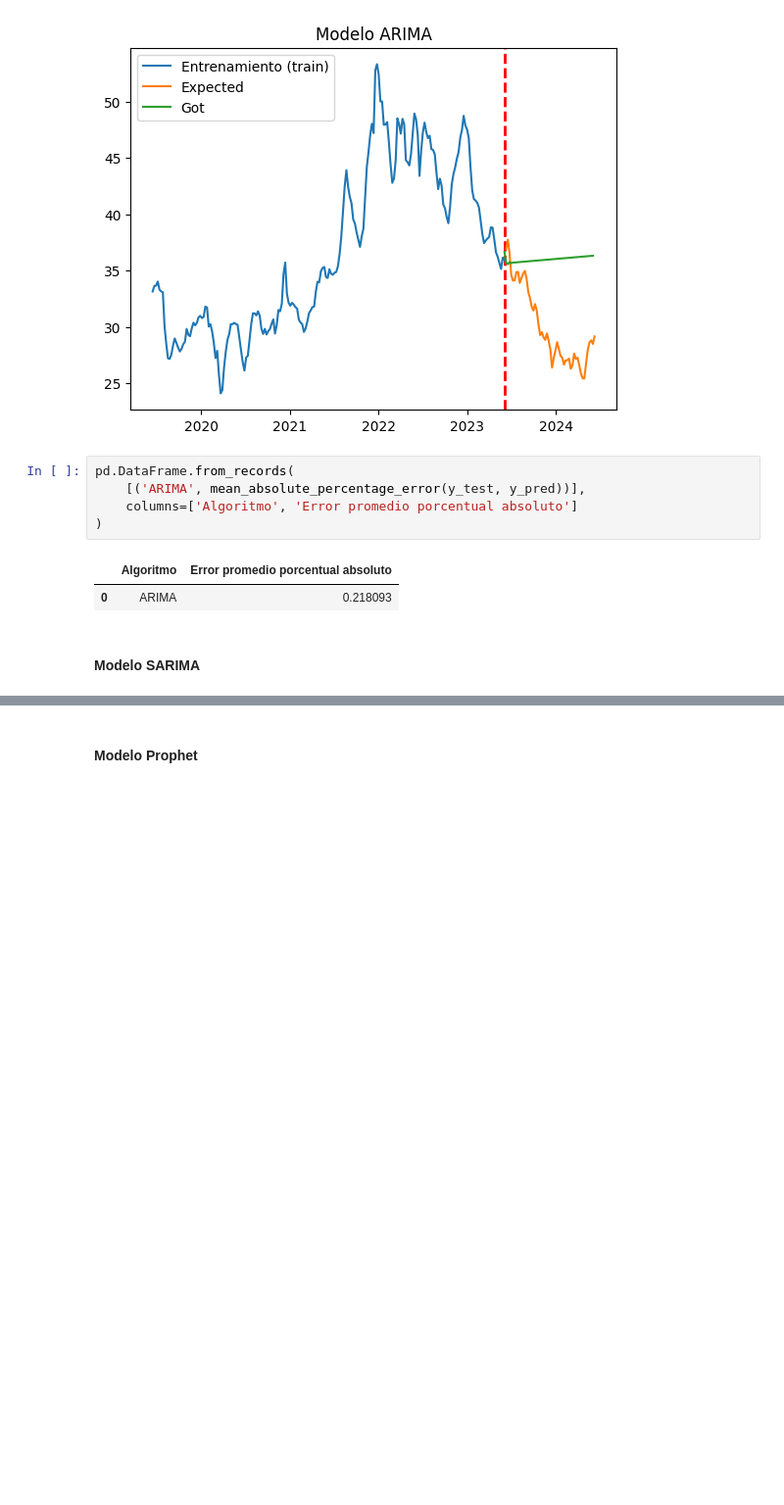
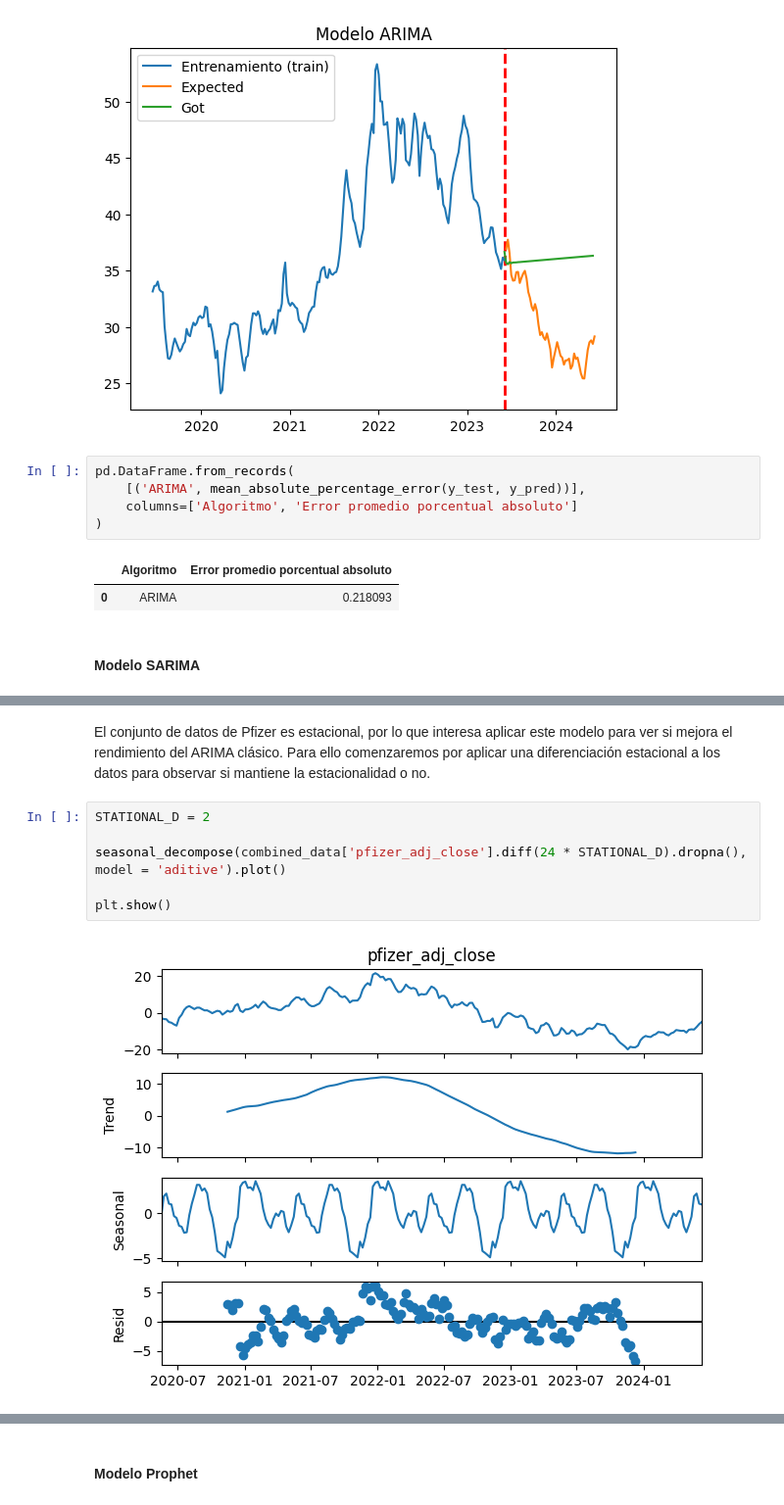
Before and after one commit to alu0101351773/TAAD_practicas, a Jupyter notebook: src/time_series.ipynb, the cells around one changed output, grey strips where cells are left out. Shown at 98% size. Cells and saved outputs as stored; diff of their text form; blank space fills up the shorter version.

Commit message:
series univariadas aparentemente terminado, pendiente de implementar las multivariadas y pasar a los data streams

```diff
--- a/src/time_series.ipynb
+++ b/src/time_series.ipynb
@@ -660,0 +666,10 @@ TODO
+# %% [markdown]
+El conjunto de datos de Pfizer es estacional, por lo que interesa aplicar este modelo para ver si mejora el rendimiento del ARIMA clásico. Para ello comenzaremos por aplicar una diferenciación estacional a los datos para observar si mantiene la estacionalidad o no.
+# %%
+STATIONAL_D = 2
+
+seasonal_decompose(combined_data['pfizer_adj_close'].diff(24 * STATIONAL_D).dropna(), model = 'aditive').plot()
+
+plt.show()
+# %% [output]
+[figure, added]
```
Also changed, not shown: parts of 37 cells of this notebook.
